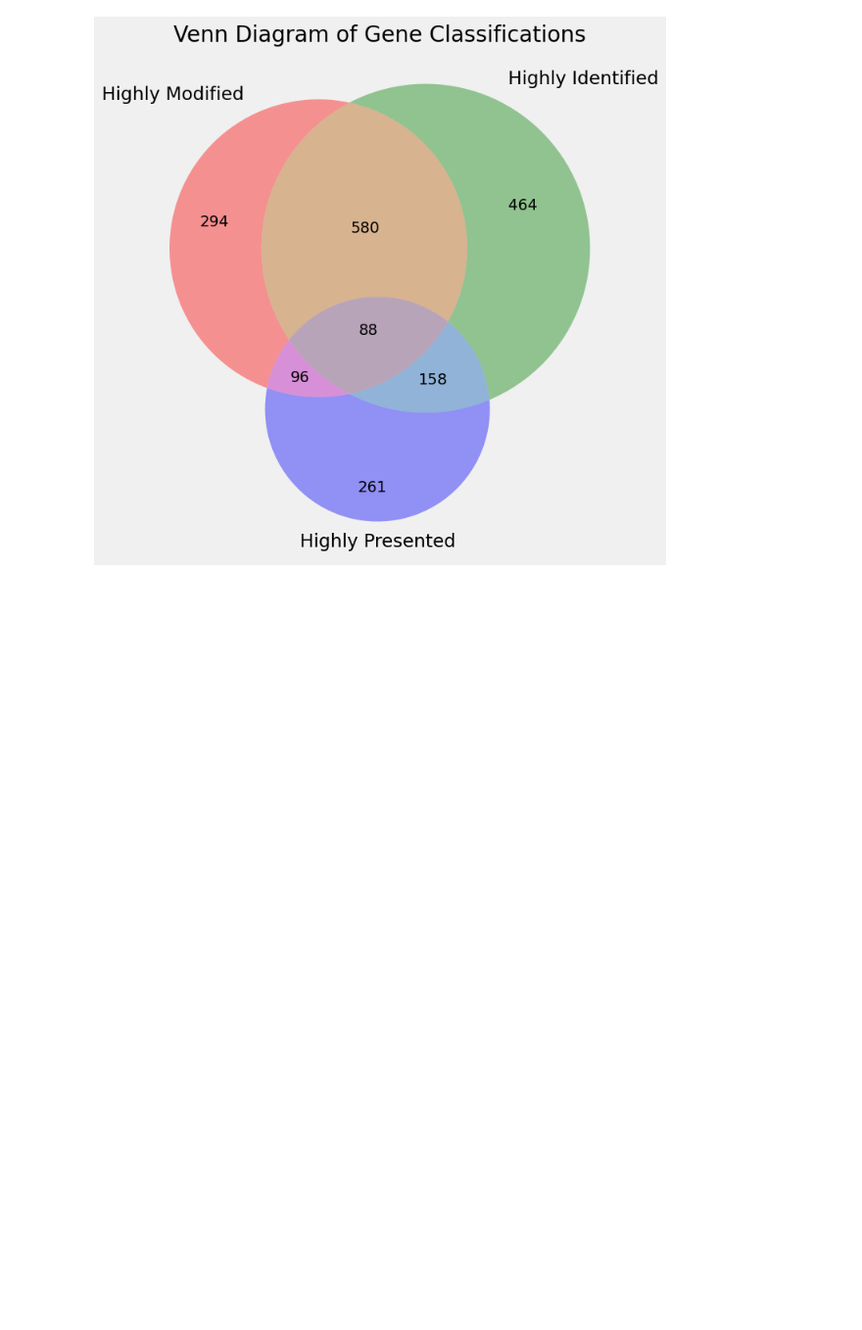
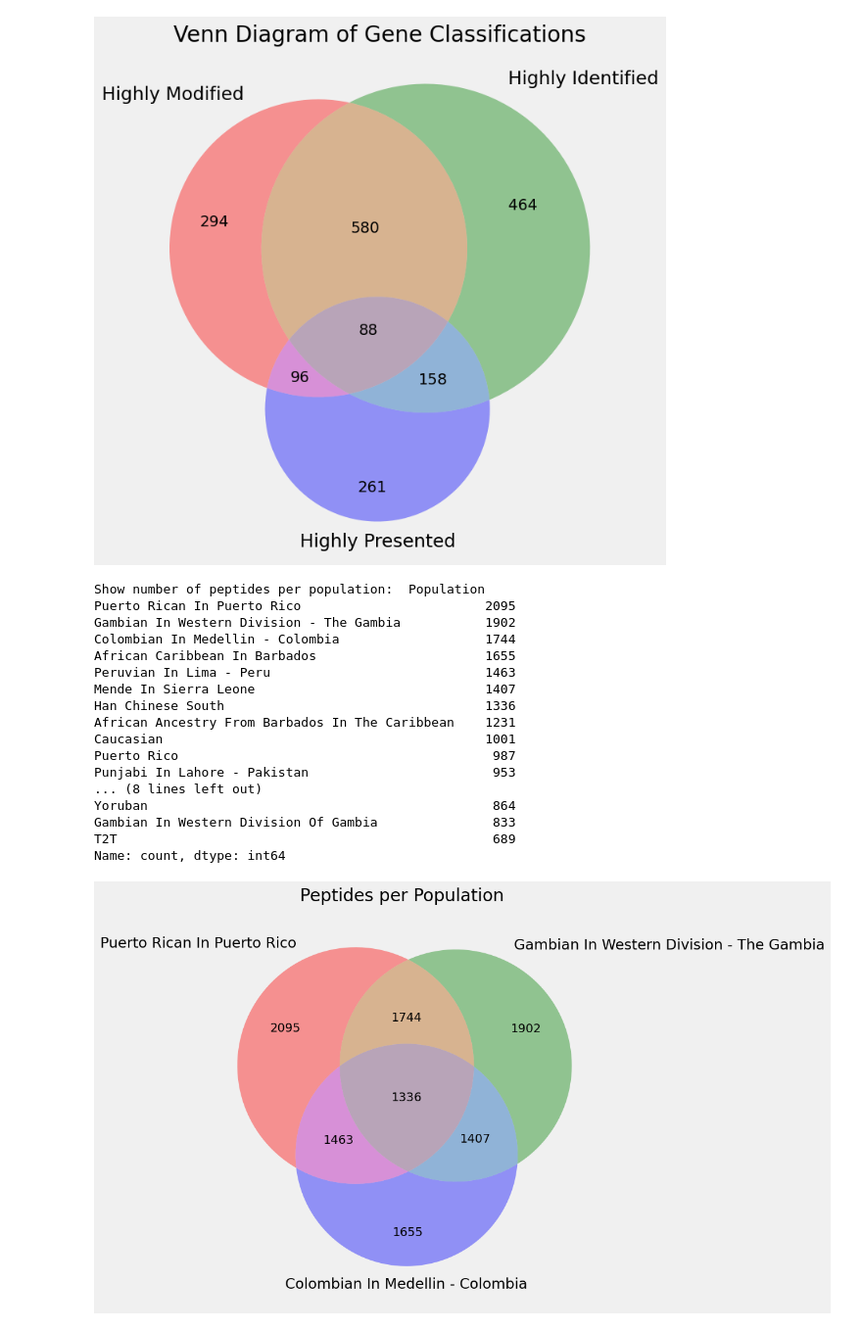
Before and after one commit to bigbio/pgt-pangenome, a Jupyter notebook: variant_analysis.ipynb, the cells around one changed output. Shown at 98% size. Drawn from its saved outputs; the diff is of its cells as text; code cells hidden in the pictures; blank space fills up the shorter version.

```diff
--- a/variant_analysis.ipynb
+++ b/variant_analysis.ipynb
@@ -446,3 +471,35 @@ data.to_csv('updated_pepts_with_classifications.tsv', index=False, sep="\t")
 [figure]
 [figure]
 [figure]
+# %%
+peps_pops_df = pd.read_csv('blast_canonical-count-tables/1-2mismatches_peptides_match_info/peps_merged_populations.tsv', sep='\t')
+
+# Venn diagram
+from matplotlib_venn import venn3
+
+plt.figure(figsize=(8, 8))
+pop_stats = peps_pops_df['Population'].value_counts()
+print('Show number of peptides per population: ', pop_stats)
+venn3(subsets=list(pop_stats), set_labels = list(pop_stats.index))
+
+plt.title('Peptides per Population ')
+plt.show()
+# %% [output]
+Show number of peptides per population:  Population
+Puerto Rican In Puerto Rico                        2095
+Gambian In Western Division - The Gambia           1902
+Colombian In Medellin - Colombia                   1744
+African Caribbean In Barbados                      1655
+Peruvian In Lima - Peru                            1463
+Mende In Sierra Leone                              1407
+Han Chinese South                                  1336
+African Ancestry From Barbados In The Caribbean    1231
+Caucasian                                          1001
+Puerto Rico                                         987
+Punjabi In Lahore - Pakistan                        953
+... (8 lines left out)
+Yoruban                                             864
+Gambian In Western Division Of Gambia               833
+T2T                                                 689
+Name: count, dtype: int64
+[figure, added]
```
Also changed, not shown: parts of 7 cells of this notebook, 5 other files.
